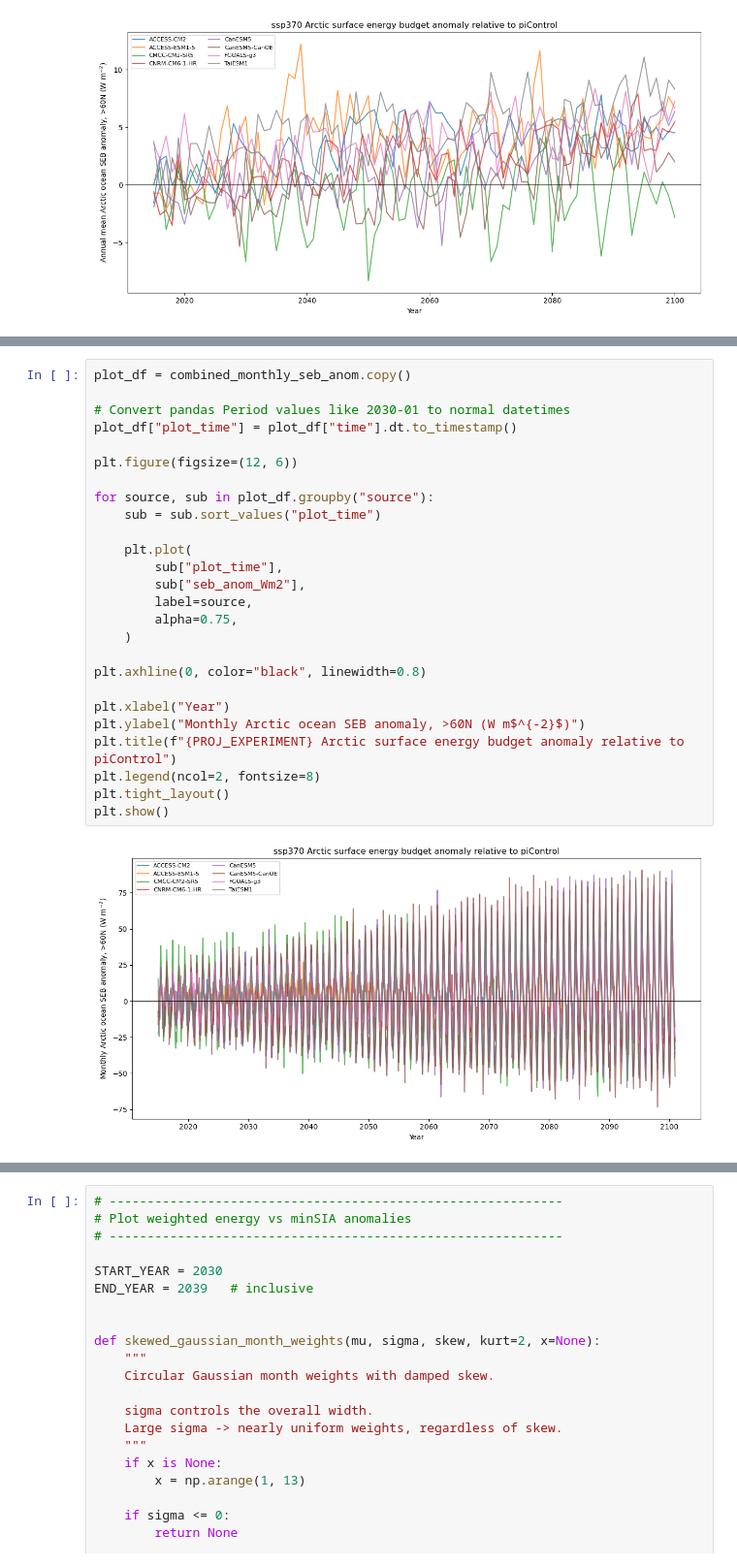
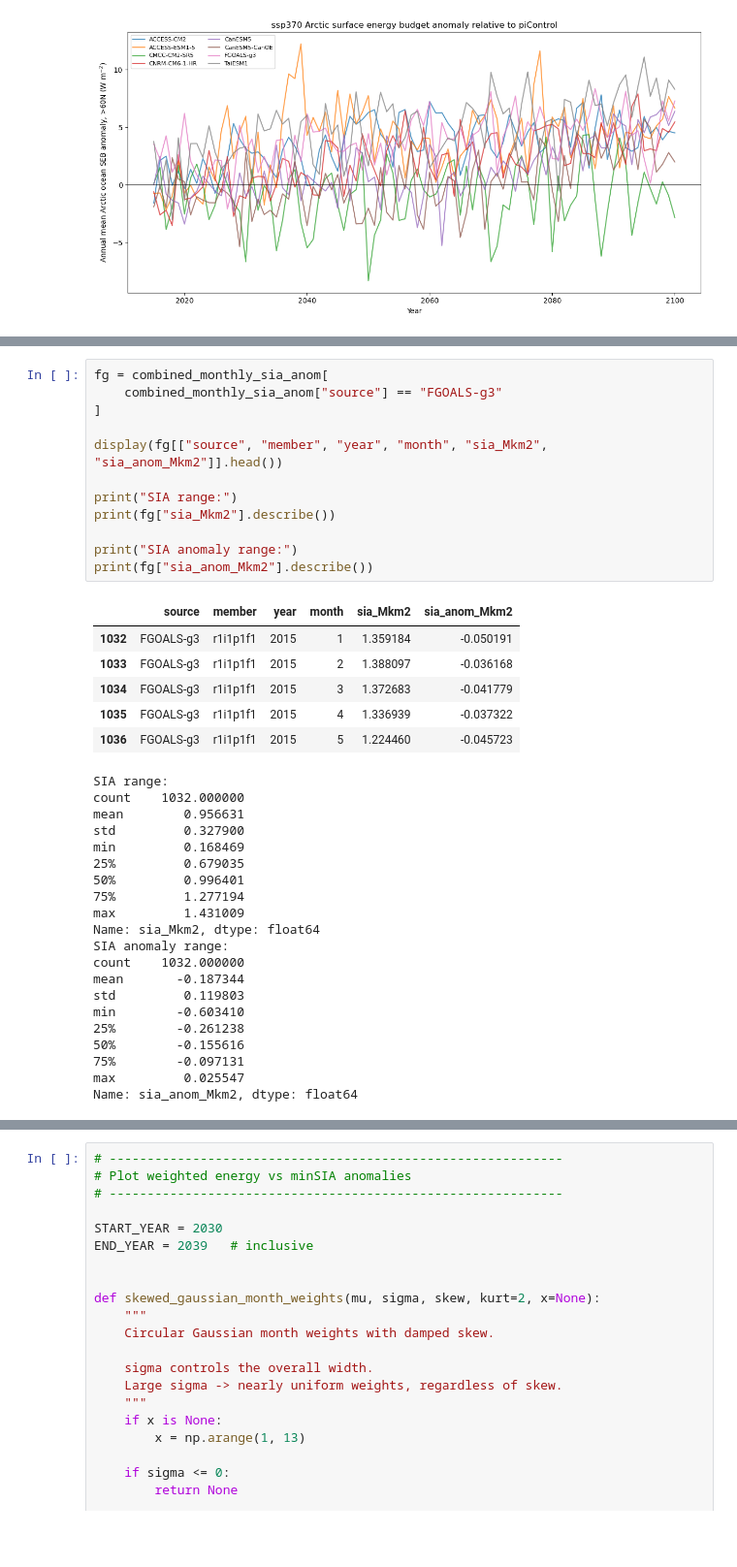
Before and after one commit to mattpollock100/FutureComparisons, a Jupyter notebook: use_weights_on_ssp.ipynb, the cells around one changed output, grey strips where cells are left out. Shown at 97% size. Drawn from its saved outputs; the diff is of its cells as text; blank space fills up the shorter version.

```diff
--- a/use_weights_on_ssp.ipynb
+++ b/use_weights_on_ssp.ipynb
@@ -1923,28 +2075,39 @@ if not combined_summer_min_sia_anom.empty:
 # %%
-plot_df = combined_monthly_seb_anom.copy()
+fg = combined_monthly_sia_anom[
+    combined_monthly_sia_anom["source"] == "FGOALS-g3"
+]
 
-# Convert pandas Period values like 2030-01 to normal datetimes
-plot_df["plot_time"] = plot_df["time"].dt.to_timestamp()
+display(fg[["source", "member", "year", "month", "sia_Mkm2", "sia_anom_Mkm2"]].head())
 
-plt.figure(figsize=(12, 6))
+print("SIA range:")
+print(fg["sia_Mkm2"].describe())
 
-for source, sub in plot_df.groupby("source"):
-    sub = sub.sort_values("plot_time")
-
-    plt.plot(
-        sub["plot_time"],
-        sub["seb_anom_Wm2"],
-        label=source,
-        alpha=0.75,
-    )
-
-plt.axhline(0, color="black", linewidth=0.8)
-
-plt.xlabel("Year")
-plt.ylabel("Monthly Arctic ocean SEB anomaly, >60N (W m$^{-2}$)")
-plt.title(f"{PROJ_EXPERIMENT} Arctic surface energy budget anomaly relative to piControl")
-plt.legend(ncol=2, fontsize=8)
-plt.tight_layout()
-plt.show()
+print("SIA anomaly range:")
+print(fg["sia_anom_Mkm2"].describe())
 # %% [output]
-[figure, removed]
+|  | source | member | year | month | sia_Mkm2 | sia_anom_Mkm2 |
+| 1032 | FGOALS-g3 | r1i1p1f1 | 2015 | 1 | 1.359184 | -0.050191 |
+| 1033 | FGOALS-g3 | r1i1p1f1 | 2015 | 2 | 1.388097 | -0.036168 |
+| 1034 | FGOALS-g3 | r1i1p1f1 | 2015 | 3 | 1.372683 | -0.041779 |
+| 1035 | FGOALS-g3 | r1i1p1f1 | 2015 | 4 | 1.336939 | -0.037322 |
+| 1036 | FGOALS-g3 | r1i1p1f1 | 2015 | 5 | 1.224460 | -0.045723 |
+SIA range:
+count    1032.000000
+mean        0.956631
+std         0.327900
+min         0.168469
+25%         0.679035
+50%         0.996401
+75%         1.277194
+max         1.431009
+Name: sia_Mkm2, dtype: float64
+SIA anomaly range:
+count    1032.000000
+mean       -0.187344
+std         0.119803
+min        -0.603410
+25%        -0.261238
+50%        -0.155616
+75%        -0.097131
+max         0.025547
+Name: sia_anom_Mkm2, dtype: float64
```
Also changed, not shown: parts of 15 cells of this notebook.
